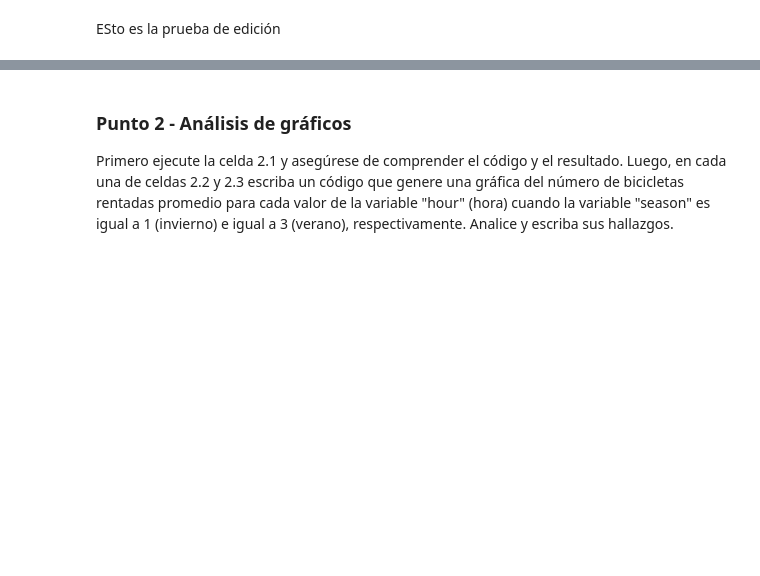
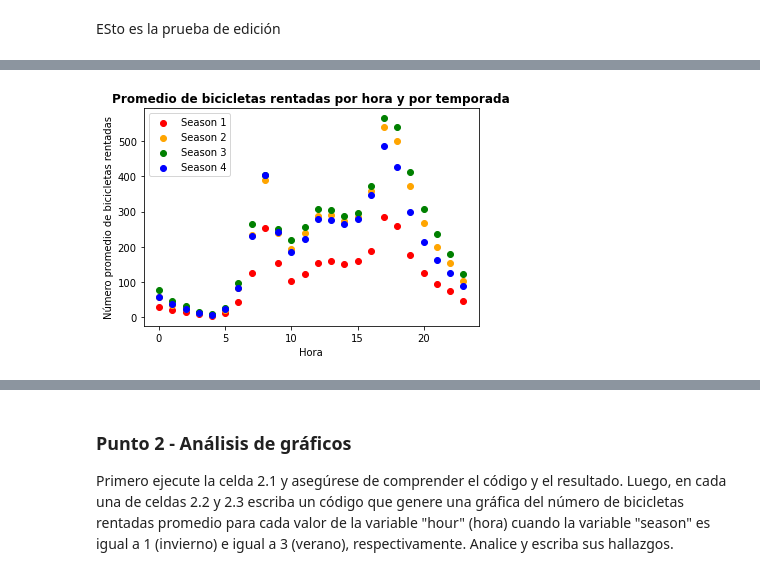
Before and after one commit to ClauBaqueroRico/CbR, a Jupyter notebook: S1TC1_arboles_ensamblajesCBR.ipynb, the cells around one changed output, grey strips where cells are left out. Saved outputs shown, nothing was run; the diff lists cells and outputs as text; code cells hidden in the pictures; blank space fills up the shorter version.

```diff
--- a/S1TC1_arboles_ensamblajesCBR.ipynb
+++ b/S1TC1_arboles_ensamblajesCBR.ipynb
@@ -47,0 +83,24 @@ bikes.groupby('hour').total.mean()
+# %%
+# Calcular el número promedio de bicicletas rentadas por hora y por temporada
+hourly_season_avg = bikes.groupby(['season', 'hour'])['total'].mean()
+
+# Crear una lista de colores para cada temporada
+colors = ['red', 'orange', 'green', 'blue']
+
+# Crear la gráfica de barras
+fig, ax = plt.subplots()
+
+for i, season in enumerate(range(1, 5)):
+    season_data = hourly_season_avg.loc[season]
+    ax.scatter(season_data.index, season_data.values, color=colors[i], label='Season '+str(season))
+
+# Configurar la gráfica
+ax.set_xlabel('Hora')
+ax.set_ylabel('Número promedio de bicicletas rentadas')
+ax.set_title('Promedio de bicicletas rentadas por hora y por temporada', fontweight = "bold")
+ax.legend()
+
+# Mostrar la gráfica
+plt.show()
+# %% [output]
+[figure, added]
```
Also changed, not shown: parts of 45 cells of this notebook.
